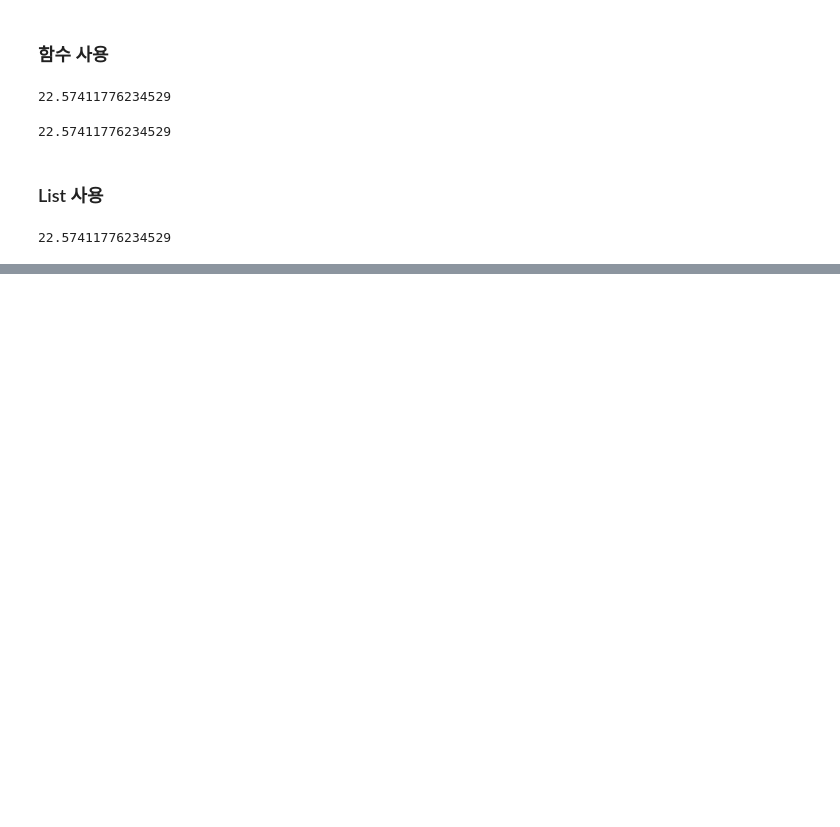
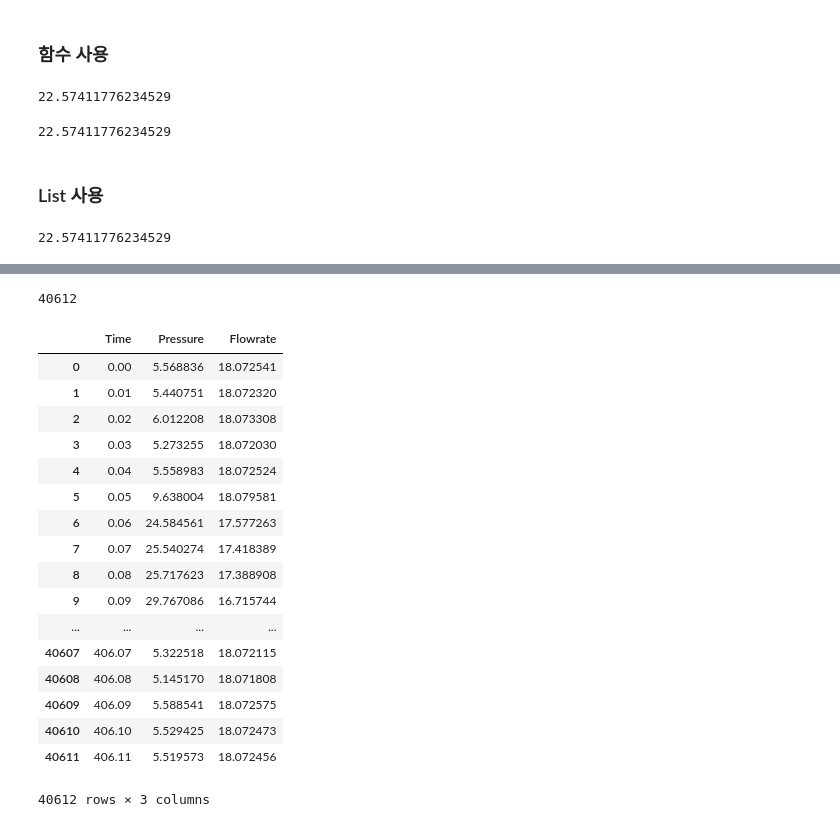
Before and after one commit to foryou802/cell_python_basic, a Jupyter notebook: Practice_1_PQ.ipynb, the cells around one changed output, grey strips where cells are left out. Cells and saved outputs as stored; diff of their text form; code cells hidden in the pictures; blank space fills up the shorter version.

```diff
--- a/Practice_1_PQ.ipynb
+++ b/Practice_1_PQ.ipynb
@@ -191,0 +164,2 @@ print(y)
+# %%
+data = pd.read_csv('PQ practice.csv')
@@ -191,0 +187,2 @@ print(y)
+# %%
+data_list = list(data['Pressure'])
@@ -191,0 +213,6 @@ print(y)
+# %%
+flowrate = []
+
+for i in data_list :
+    q = find_q(i, x_point, y_point)
+    flowrate.append(q)
@@ -191,0 +239,27 @@ print(y)
+# %%
+len(flowrate)
+# %% [output]
+40612
+# %%
+data['Flowrate'] = flowrate
+# %%
+data
+# %% [output]
+|  | Time | Pressure | Flowrate |
+| 0 | 0.00 | 5.568836 | 18.072541 |
+| 1 | 0.01 | 5.440751 | 18.072320 |
+| 2 | 0.02 | 6.012208 | 18.073308 |
+| 3 | 0.03 | 5.273255 | 18.072030 |
+| 4 | 0.04 | 5.558983 | 18.072524 |
+| 5 | 0.05 | 9.638004 | 18.079581 |
+| 6 | 0.06 | 24.584561 | 17.577263 |
+| 7 | 0.07 | 25.540274 | 17.418389 |
+| 8 | 0.08 | 25.717623 | 17.388908 |
+| 9 | 0.09 | 29.767086 | 16.715744 |
+| ... | ... | ... | ... |
+| 40607 | 406.07 | 5.322518 | 18.072115 |
+| 40608 | 406.08 | 5.145170 | 18.071808 |
+| 40609 | 406.09 | 5.588541 | 18.072575 |
+| 40610 | 406.10 | 5.529425 | 18.072473 |
+| 40611 | 406.11 | 5.519573 | 18.072456 |
+40612 rows × 3 columns
```
Also changed, not shown: parts of 10 cells of this notebook.
